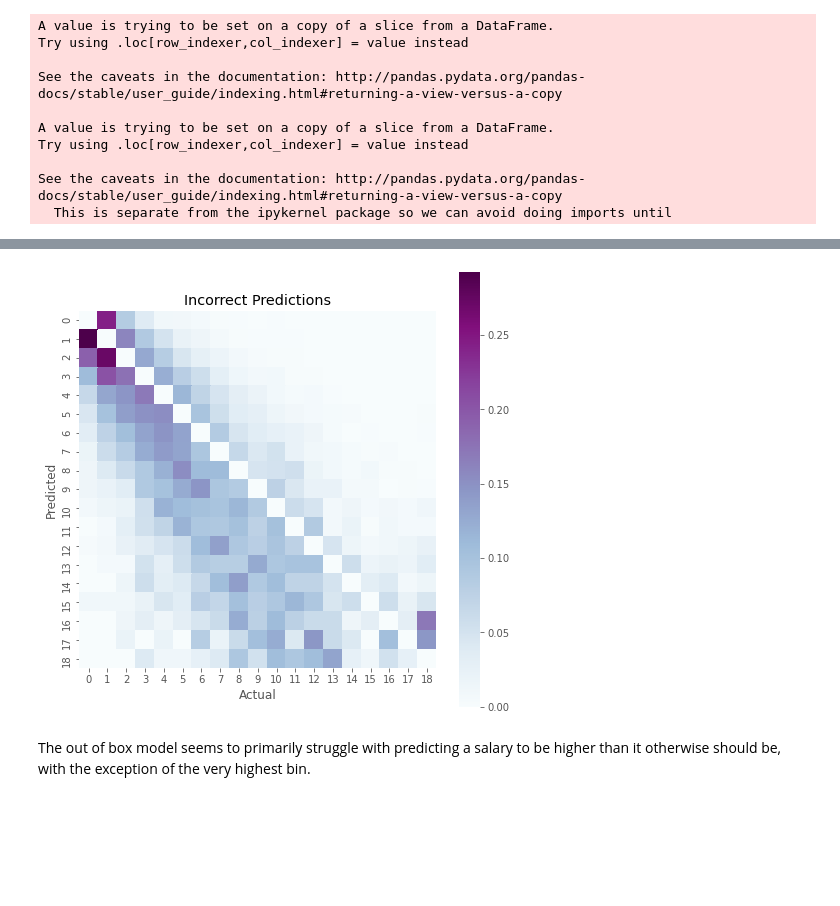
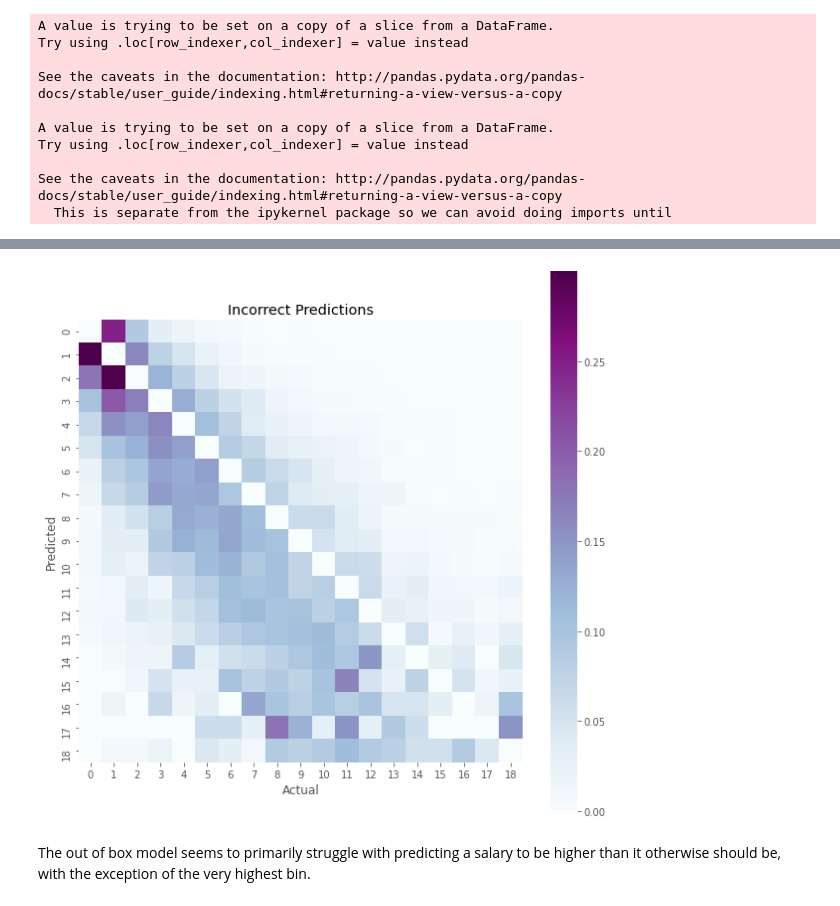
Before and after one commit to mrkjhsn/Not_for_Profit_Compensation_Modeling, a Jupyter notebook: 06.label_category_assignment.ipynb, the cells around one changed output, grey strips where cells are left out. Saved outputs shown, nothing was run; the diff lists cells and outputs as text; code cells hidden in the pictures; blank space fills up the shorter version.

```diff
--- a/06.label_category_assignment.ipynb
+++ b/06.label_category_assignment.ipynb
@@ -363,19 +364,19 @@ plt.title('Correct Predictions');
 # %%
 # compare incorrect classification
 # using a heatmap
-plt.figure(figsize=(8, 8))
+plt.figure(figsize=(10, 10))
 np.fill_diagonal(norm_conf_matrix, 0)
 
 ax = sns.heatmap(norm_conf_matrix,
                  square=True,
                  annot=False,
                  cmap='BuPu')
 
 plt.ylabel('Predicted')
 plt.xlabel('Actual')
 plt.title('Incorrect Predictions');
 # %% [output]
-[figure, old version]
+[figure, new version]
 # %% [markdown]
 The out of box model seems to primarily struggle with predicting a salary to be higher than it otherwise should be, with the exception of the very highest bin.
 # %% [markdown]
```
Also changed, not shown: parts of 2 cells of this notebook.
